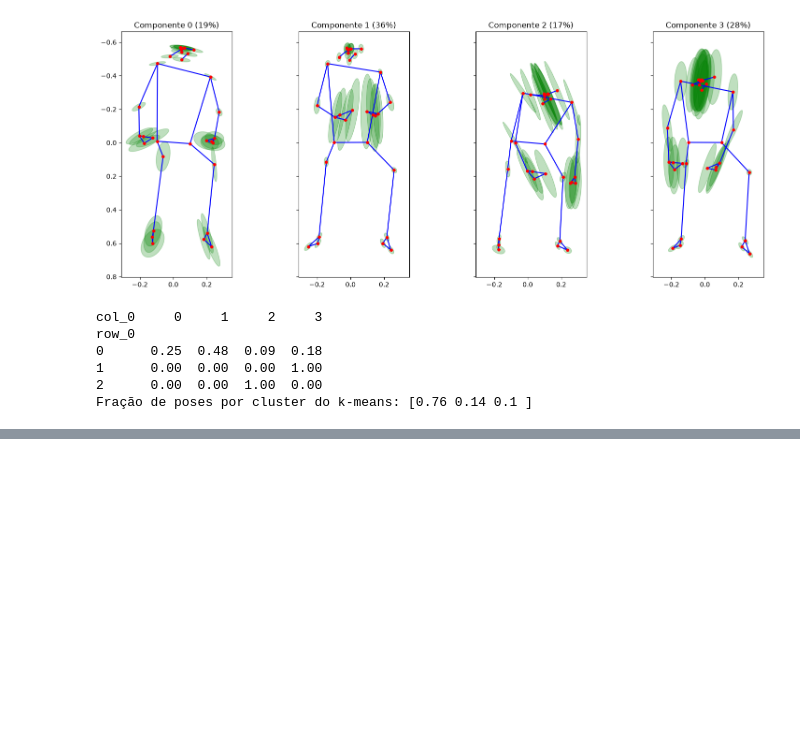
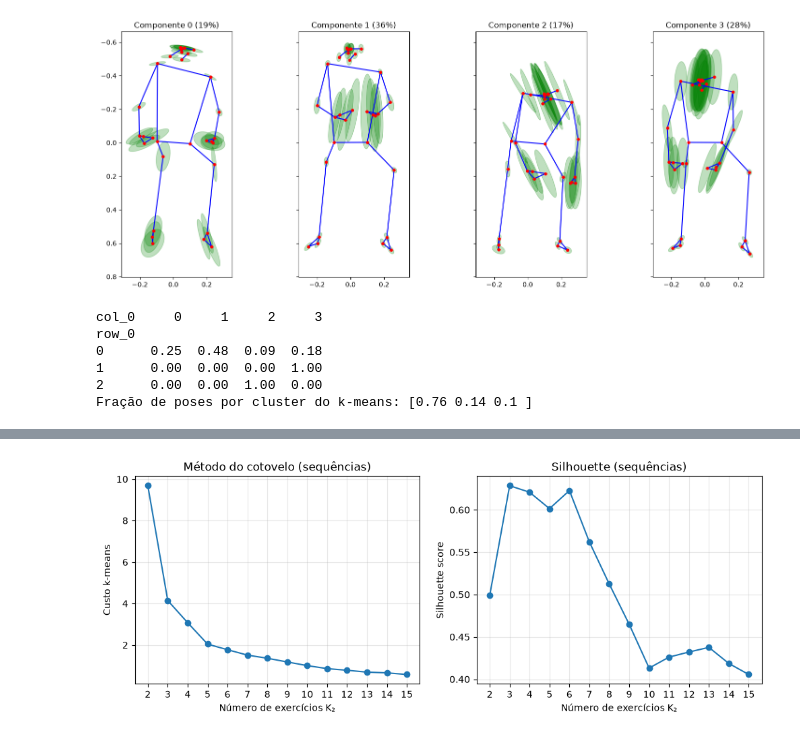
Before and after one commit to Ribz4306/LAB-IAAUT, a Jupyter notebook: lab1.ipynb, the cells around one changed output, grey strips where cells are left out. Cells and saved outputs as stored; diff of their text form; code cells hidden in the pictures; blank space fills up the shorter version.

```diff
--- a/lab1.ipynb
+++ b/lab1.ipynb
@@ -801,0 +807,17 @@ Fração de poses por cluster do k-means: [0.76 0.14 0.1 ]
+# %%
+K_poses= 11
+gmm_poses = GaussianMixture(n_components=K_poses, covariance_type='full', n_init=5, random_state=0).fit(Z95)
+vect_clust = gmm_poses.predict(Z95)
+
+H = []
+start = 0
+
+for seq in df_train['Skeleton_Sequence']:
+    T = len(seq)                                   # nº de poses desta sequência
+    label = vect_clust[start:start+T]              # clusters das poses desta sequência
+    H.append(np.bincount(label, minlength=K_poses) / T)
+    start += T
+
+H = np.array(H)
+print(H.shape)                                     # Print do temanaho (seq, K_poses)
+print(np.round(H[:5], 2))                          # histogramas das primeiras 5 sequências
@@ -801,0 +831,18 @@ Fração de poses por cluster do k-means: [0.76 0.14 0.1 ]
+# %%
+Ks2 = list(range(2, 16))
+
+custos_H = np.zeros(len(Ks2))
+sil_H    = np.zeros(len(Ks2))
+melhores = {}
+
+for i, K in enumerate(Ks2):
+    best_custo, best = np.inf, None
+    for _ in range(20):                          # 20 execuções, guarda a de menor custo
+        C, s = kmeans(H, K, 1)
+        c = kmeans_custo(H, C, s)
+        if c < best_custo:
+            best_custo, best = c, (C, s)
+    melhores[K] = best
+    custos_H[i] = best_custo
+    sil_H[i]    = silhouette_score(H, best[1])
+    print(f"K = {K} feito")
@@ -801,0 +864,12 @@ Fração de poses por cluster do k-means: [0.76 0.14 0.1 ]
+# %%
+fig, ax = plt.subplots(1, 2, figsize=(12, 4))
+ax[0].plot(Ks2, custos_H, 'o-')
+ax[0].set(xlabel='Número de exercícios K₂', ylabel='Custo k-means', title='Método do cotovelo (sequências)')
+ax[1].plot(Ks2, sil_H, 'o-')
+ax[1].set(xlabel='Número de exercícios K₂', ylabel='Silhouette score', title='Silhouette (sequências)')
+for a in ax:
+    a.set_xticks(list(Ks2)); a.grid(alpha=0.3)
+#plt.savefig('R9)_K=11.jpg', dpi=150, bbox_inches='tight')
+plt.show()
+# %% [output]
+[figure, added]
```
Also changed, not shown: parts of 7 cells of this notebook, 2 other files.
